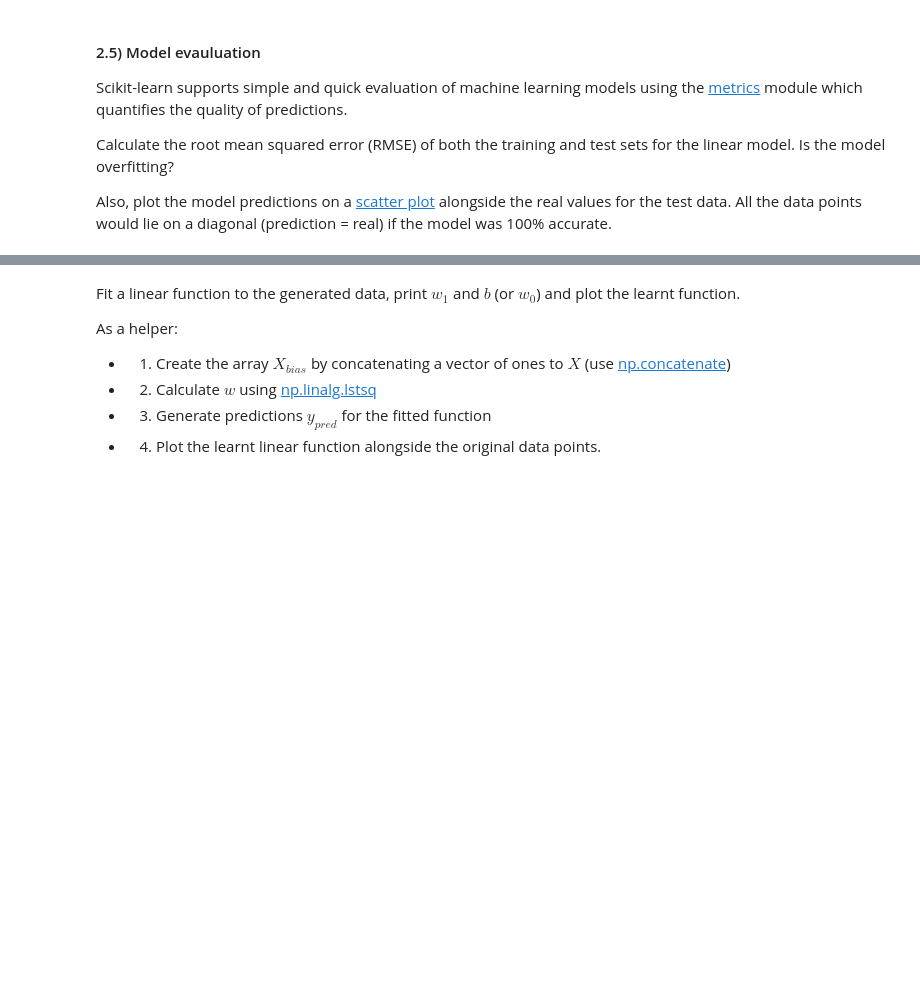
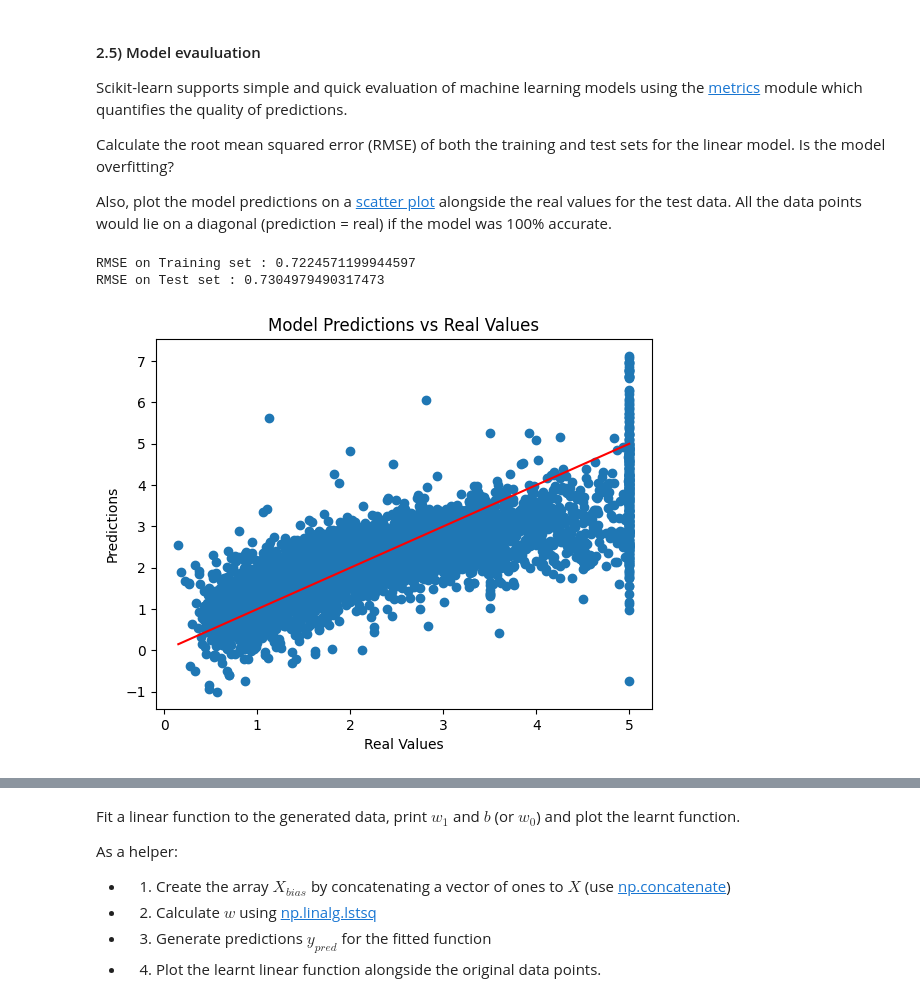
Before and after one commit to manami-bunbun/ML_lab_sheets, a Jupyter notebook: lab1/lab1-intro_to_numpy_scikitlearn.ipynb, the cells around one changed output, grey strips where cells are left out. Drawn from its saved outputs; the diff is of its cells as text; code cells hidden in the pictures; blank space fills up the shorter version.

```diff
--- a/lab1/lab1-intro_to_numpy_scikitlearn.ipynb
+++ b/lab1/lab1-intro_to_numpy_scikitlearn.ipynb
@@ -234,6 +365,7 @@ The scikit-learn has a [preprocessing](https://scikit-learn.org/stable/modules/p
 Standardise the California housing training dataset loaded in the previous exercise using [StandardScaler](https://scikit-learn.org/stable/modules/generated/sklearn.preprocessing.StandardScaler.html#sklearn.preprocessing.StandardScaler). Check the features have zero mean and unit variance/standard deviation.
 # %%
 # write your code here
+scaler = StandardScaler()
 # %% [markdown]
 #### 2.3) Train test split
 Training and evaluating a model on the same dataset will lead to overfitting and poor performance on unseen data. To measure the generalisation ability of a model, it is common practice to hold out part of the available data as a test set. Scikit-learn provides a [train_test_split](https://scikit-learn.org/stable/modules/generated/sklearn.model_selection.train_test_split.html#sklearn.model_selection.train_test_split) function which performs a random split into training and testing sets.
@@ -258,0 +424,19 @@ Print the linear model coefficients.
+# %%
+# write your code here
+X_train_scaled = scaler.fit_transform(X_train)
+X_test_scaled = scaler.transform(X_test)
+
+# Initialize the Linear Regression model
+model = LinearRegression()
+
+# Fit the model to the training data
+# Assuming X_train_scaled and y_train are your training data and target values
+model.fit(X_train_scaled, y_train)
+
+# Get the coefficients and intercept of the model
+coefficients = model.coef_
+intercept = model.intercept_
+
+# Print the coefficients and intercept
+print("Coefficients:", coefficients)
+print("Intercept:", intercept)
@@ -268,3 +454,26 @@ Also, plot the model predictions on a [scatter plot](https://matplotlib.org/3.2.
+# %%
+# write your code herefrom sklearn.linear_model import LinearRegression
+y_train_pred = model.predict(X_train_scaled)
+y_test_pred = model.predict(X_test_scaled)
+
+# Calculate the RMSE for the training and test sets
+rmse_train = np.sqrt(mean_squared_error(y_train, y_train_pred))
+rmse_test = np.sqrt(mean_squared_error(y_test, y_test_pred))
+
+print("RMSE on Training set :", rmse_train)
+print("RMSE on Test set :", rmse_test)
+
+# Scatter plot of predicted vs real values
+plt.scatter(y_test, y_test_pred)
+plt.plot([min(y_test), max(y_test)], [min(y_test), max(y_test)], color='red') # Diagonal line
+plt.xlabel('Real Values')
+plt.ylabel('Predictions')
+plt.title('Model Predictions vs Real Values')
+plt.show()
+# %% [output]
+RMSE on Training set : 0.7224571199944597
+RMSE on Test set : 0.7304979490317473
+[figure, added]
 # %% [markdown]
 ## 3) Linear models for regression
 Much of machine learning is about fitting functions to data and we begin with linear models, a class of models that are linear functions of the adjustable parameters. The simplest form of linear models are also linear functions of the input variables (simply known as linear regression). For example, for a 3-dimensional (D=3) input $\mathbf{x}=[x_1, x_2, x_3]^T$, linear regression is a linear combination of the input variables plus a constant $b$:
```
Also changed, not shown: parts of 37 cells of this notebook.
